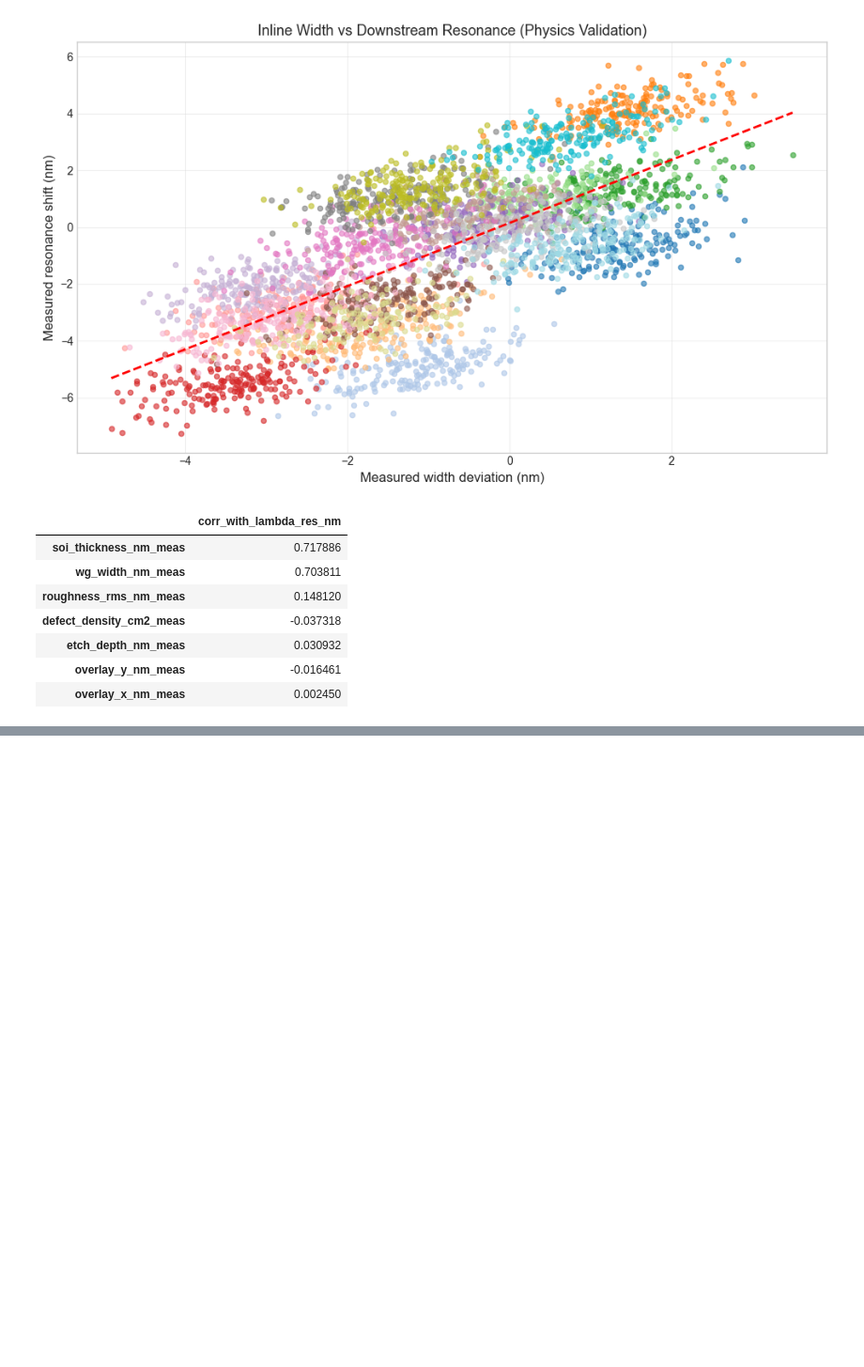
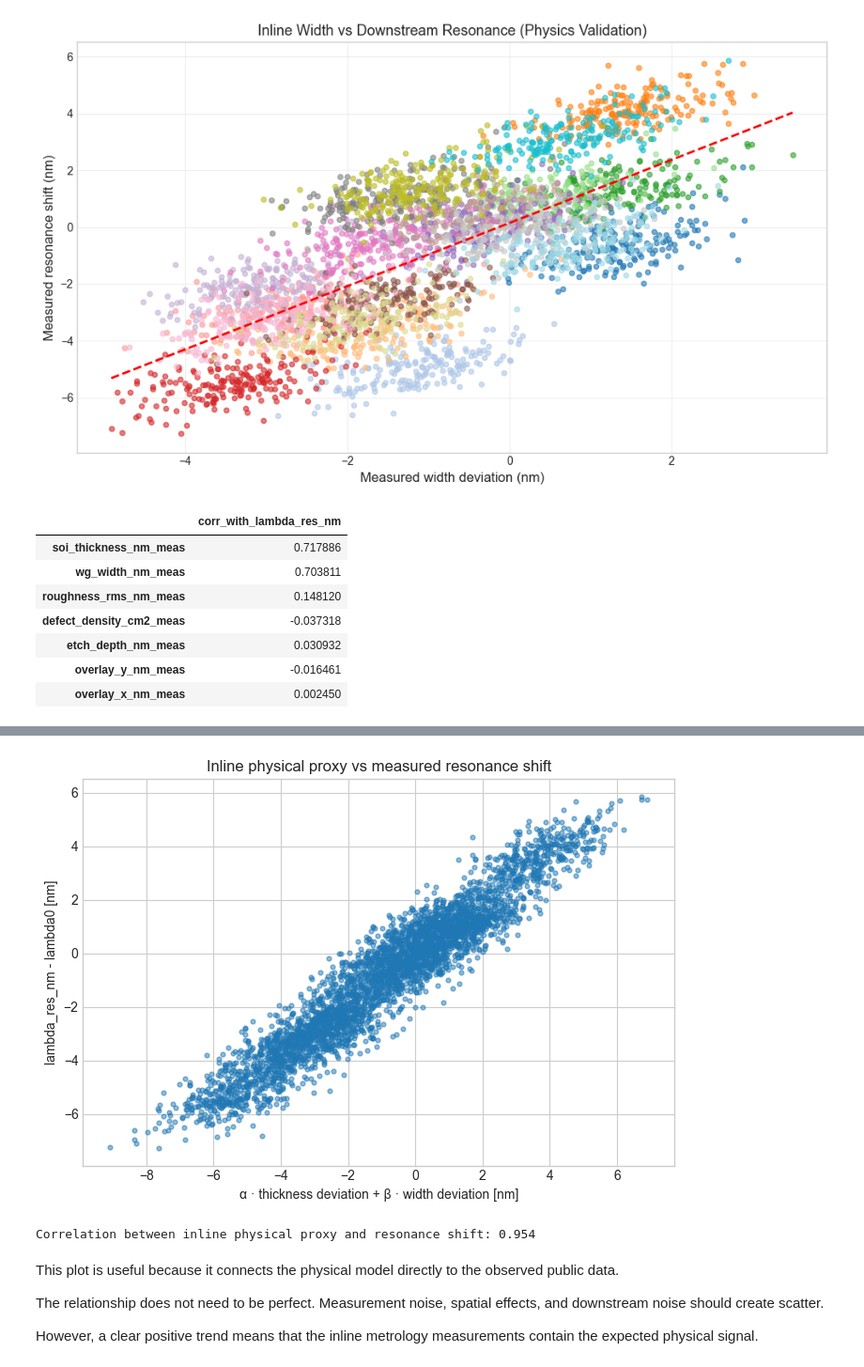
Before and after one commit to Spalding13/Silicon-Photonics-Microring-Performance-Prediction, a Jupyter notebook: notebooks/01_data_eda.ipynb, the cells around one changed output, grey strips where cells are left out. Shown at 94% size. Drawn from its saved outputs; the diff is of its cells as text; code cells hidden in the pictures; blank space fills up the shorter version.

Commit message:
refactor: refine introductory explanations in 01_data_eda.ipynb

```diff
--- a/notebooks/01_data_eda.ipynb
+++ b/notebooks/01_data_eda.ipynb
@@ -226,0 +606,47 @@ The generator intentionally creates local spatial effects: edge-heavy Q degradat
+# %%
+df_tested = df_tested.copy()
+
+df_tested["lambda_shift_nm"] = (
+    df_tested["lambda_res_nm"] - params.lambda0
+)
+
+df_tested["inline_physics_proxy_nm"] = (
+    params.alpha
+    * (df_tested["soi_thickness_nm_meas"] - params.t0)
+    +
+    params.beta
+    * (df_tested["wg_width_nm_meas"] - params.w0)
+)
+
+fig, ax = plt.subplots(figsize=(7, 5))
+
+ax.scatter(
+    df_tested["inline_physics_proxy_nm"],
+    df_tested["lambda_shift_nm"],
+    s=12,
+    alpha=0.5,
+)
+
+ax.set_title("Inline physical proxy vs measured resonance shift")
+ax.set_xlabel("α · thickness deviation + β · width deviation [nm]")
+ax.set_ylabel("lambda_res_nm - lambda0 [nm]")
+
+plt.tight_layout()
+plt.show()
+
+proxy_corr = (
+    df_tested[["inline_physics_proxy_nm", "lambda_shift_nm"]]
+    .corr()
+    .iloc[0, 1]
+)
+
+print(f"Correlation between inline physical proxy and resonance shift: {proxy_corr:.3f}")
+# %% [output]
+[figure, added]
+Correlation between inline physical proxy and resonance shift: 0.954
+# %% [markdown]
+This plot is useful because it connects the physical model directly to the observed public data.
+
+The relationship does not need to be perfect. Measurement noise, spatial effects, and downstream noise should create scatter.
+
+However, a clear positive trend means that the inline metrology measurements contain the expected physical signal.
```
Also changed, not shown: parts of 30 cells of this notebook.
